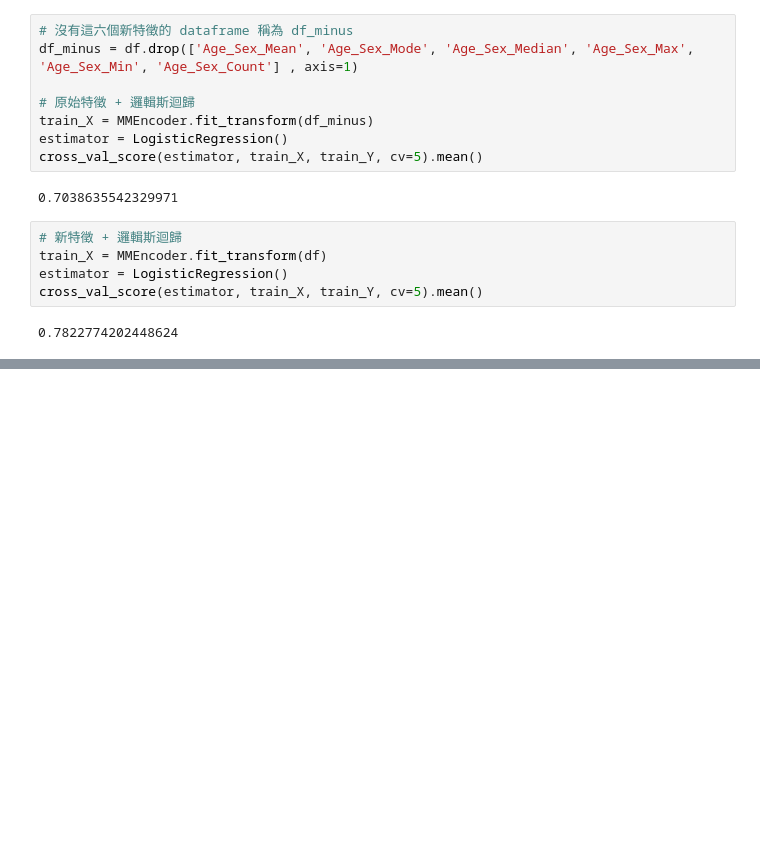
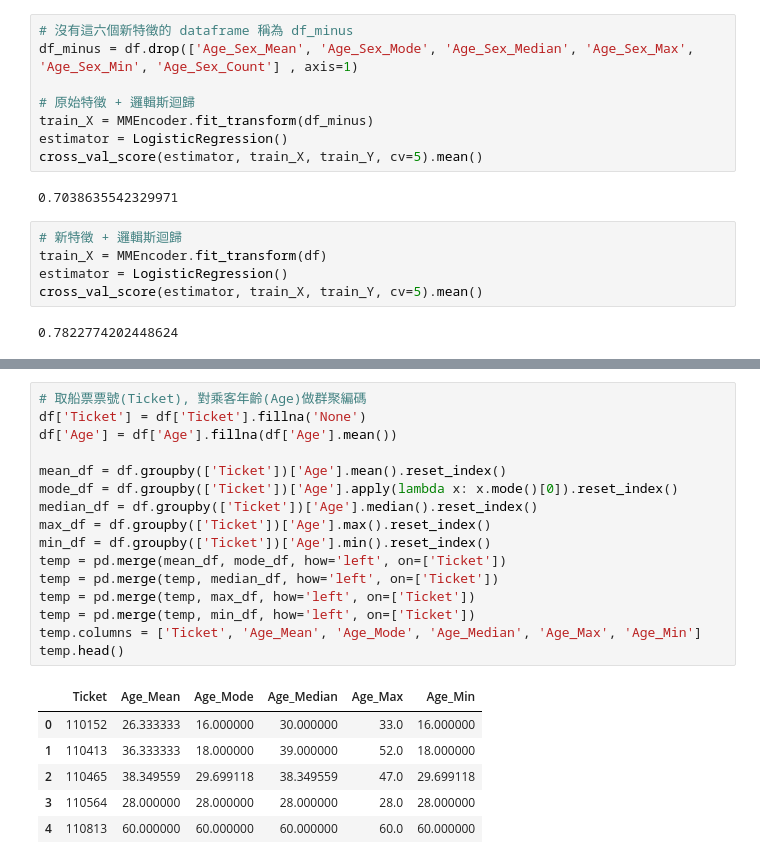
Before and after one commit to NienfengYao/ML100-Days, a Jupyter notebook: homework/Day_027_HW.ipynb, the cells around one changed output, grey strips where cells are left out. Cells and saved outputs as stored; diff of their text form; blank space fills up the shorter version.

```diff
--- a/homework/Day_027_HW.ipynb
+++ b/homework/Day_027_HW.ipynb
@@ -131,0 +151,23 @@ cross_val_score(estimator, train_X, train_Y, cv=5).mean()
+# %%
+# 取船票票號(Ticket), 對乘客年齡(Age)做群聚編碼
+df['Ticket'] = df['Ticket'].fillna('None')
+df['Age'] = df['Age'].fillna(df['Age'].mean())
+
+mean_df = df.groupby(['Ticket'])['Age'].mean().reset_index()
+mode_df = df.groupby(['Ticket'])['Age'].apply(lambda x: x.mode()[0]).reset_index()
+median_df = df.groupby(['Ticket'])['Age'].median().reset_index()
+max_df = df.groupby(['Ticket'])['Age'].max().reset_index()
+min_df = df.groupby(['Ticket'])['Age'].min().reset_index()
+temp = pd.merge(mean_df, mode_df, how='left', on=['Ticket'])
+temp = pd.merge(temp, median_df, how='left', on=['Ticket'])
+temp = pd.merge(temp, max_df, how='left', on=['Ticket'])
+temp = pd.merge(temp, min_df, how='left', on=['Ticket'])
+temp.columns = ['Ticket', 'Age_Mean', 'Age_Mode', 'Age_Median', 'Age_Max', 'Age_Min']
+temp.head()
+# %% [output]
+|  | Ticket | Age_Mean | Age_Mode | Age_Median | Age_Max | Age_Min |
+| 0 | 110152 | 26.333333 | 16.000000 | 30.000000 | 33.0 | 16.000000 |
+| 1 | 110413 | 36.333333 | 18.000000 | 39.000000 | 52.0 | 18.000000 |
+| 2 | 110465 | 38.349559 | 29.699118 | 38.349559 | 47.0 | 29.699118 |
+| 3 | 110564 | 28.000000 | 28.000000 | 28.000000 | 28.0 | 28.000000 |
+| 4 | 110813 | 60.000000 | 60.000000 | 60.000000 | 60.0 | 60.000000 |
```
Also changed, not shown: parts of 8 cells of this notebook, 1 other file.
